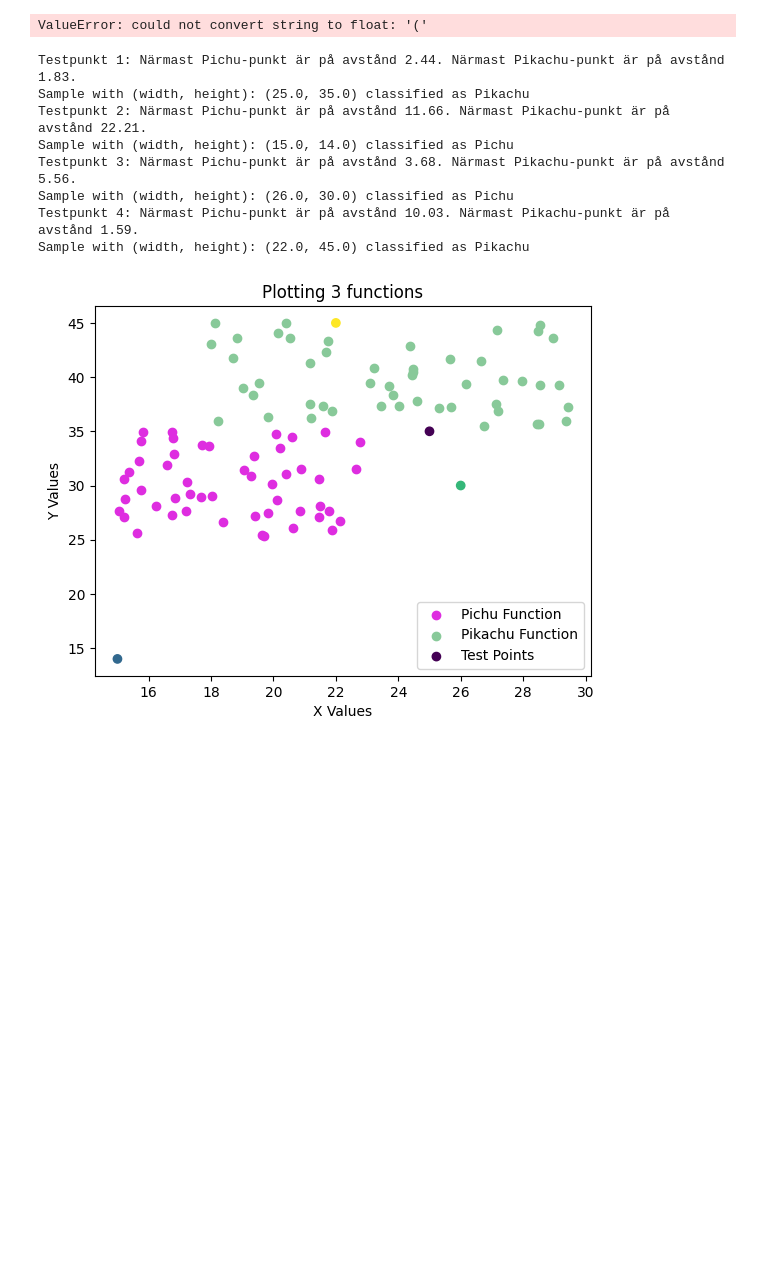
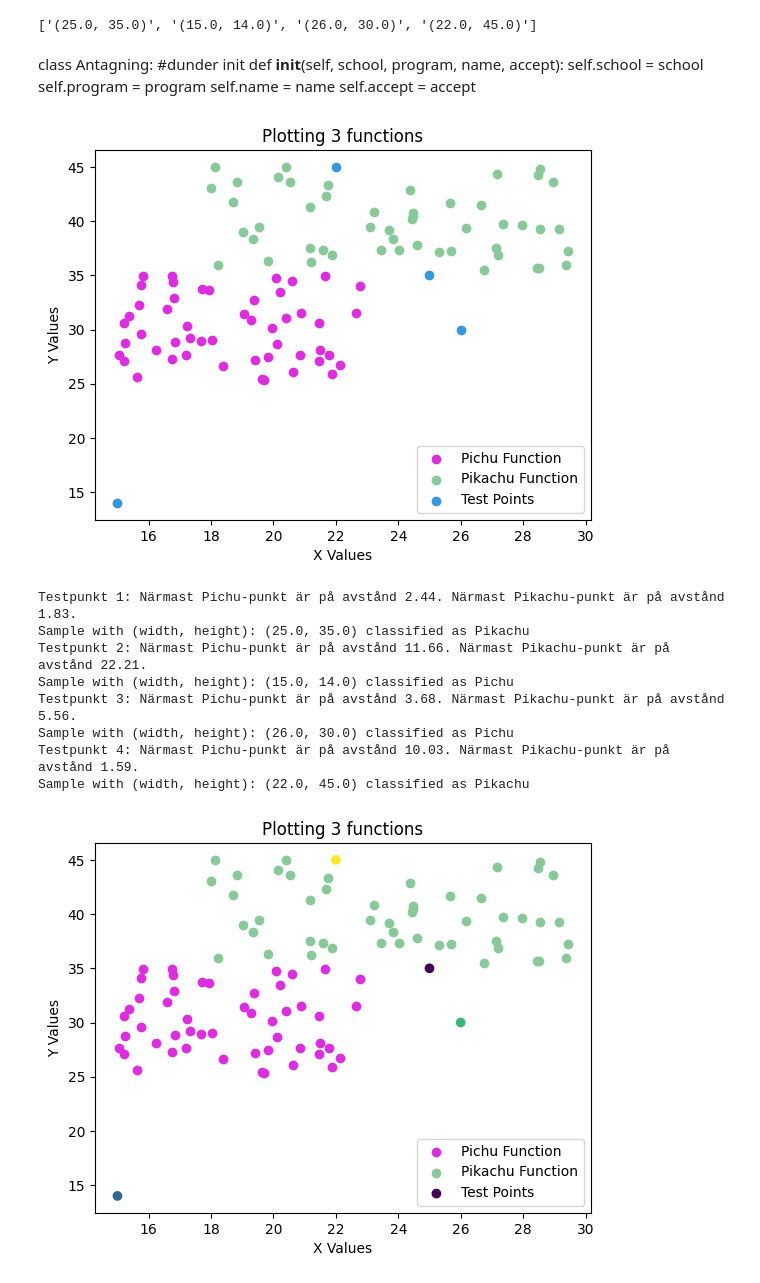
Before and after one commit to SandraAnder/Python-Sandra-Andersson-OPA23, a Jupyter notebook: labb/Labb_2.ipynb, the cells around one changed output. Cells and saved outputs as stored; diff of their text form; code cells hidden in the pictures; blank space fills up the shorter version.

```diff
--- a/labb/Labb_2.ipynb
+++ b/labb/Labb_2.ipynb
@@ -24,22 +24,37 @@ with open(pikachu_path, "r") as pikachu_file:
         rounded_pikachu.append(["{:.2f}".format(float(nums[0]), 2), "{:.2f}".format(float(nums[1]), 2)])
         # Skriv ut de avrundade heltalen
         print(rounded_pikachu)'''
-'''
-TP_output_path = "../data/TP_cleanedup.txt"
+
+TP_output_path = "../data/TP_cleanedup1.txt"
 rounded_TP = []
 with open(test_points_path, "r") as TP_file, open(TP_output_path, 'w') as TP_output_file:
     for line in TP_file:
-        # Dela raden vid kommatecken för att separera decimaltalen
-        cleaned_TP = line.replace(' 35', '35')
-        # Konvertera decimaltalen till flyttal och avrunda dem till närmaste heltal
-        rounded_TP.append([(float(cleaned_TP[0])), (float(cleaned_TP[1]))])
-        x, y = map(int, cleaned_TP.split('),'))
-        rounded_TP.append(f"({x}, {y})")
-        TP_output_file.write("\n".join(rounded_TP))
-        # Skriv ut de avrundade heltalen
-        print(rounded_TP)'''
+        # Ta bort alla mellanslag
+        cleaned_TP = line.replace(' ', '')
+        # Dela strängen i en lista av punkter
+        points_list = cleaned_TP.split('),(')
+        for point_str in points_list:
+            # Ta bort eventuella parenteser och splitta vid kommatecken
+            x, y = map(float, point_str.strip('()').split(','))
+
+        # Lägg till punkten i den avrundade listan
+            rounded_TP.append(f"({x}, {y})")
+
+        # Skriv varje sträng i rounded_TP till filen
+    TP_output_file.write("\n".join(rounded_TP))
+
+    # Skriv ut de avrundade punkterna
+    print(rounded_TP)
 # %% [output]
-ValueError: could not convert string to float: '('
+['(25.0, 35.0)', '(15.0, 14.0)', '(26.0, 30.0)', '(22.0, 45.0)']
+# %% [markdown]
+class Antagning:
+    #dunder init
+    def __init__(self, school, program, name, accept):
+        self.school = school
+        self.program = program
+        self.name = name
+        self.accept = accept
 # %%
 pichu_output_path = "../data/Pichu_dimensions_cleanedup.txt"
 pikachu_output_path = "../data/Pikachu_dimensions_cleanedup.txt"
@@ -65,7 +80,7 @@ with open(pikachu_output_path, "w") as pikachu_output_file:
 #        TP_format = line.replace(', ', ',').split("(),")
 #        TP_output_file.write(TP_format)
 # %%
-'''
+
 import matplotlib.pyplot as plt
 
 # Funktion för att läsa in x och y från fil
@@ -80,34 +95,36 @@ def read_data(pichu_clean):
 
             line = line.strip('()\n ')
             # Kontrollera om raden innehåller exakt två värden
             values = line.split(',')
             if len(values) == 2:
                 x, y = map(float, values)
 
            # x, y = map(float, line.split(','))
             x_values.append(x)
             y_values.append(y)
     return x_values, y_values
 
 # Läser in data för Pichu och Pikachu filerna
 pichu_x, pichu_y = read_data("../data/pichu_dimensions_cleanedup.txt")
 pikachu_x, pikachu_y = read_data("../data/pikachu_dimensions_cleanedup.txt")
 TP_format_x, TP_format_y = read_data("../data/TP_cleanedup.txt")
 
 # Plottar funktionerna
 plt.scatter(pichu_x, pichu_y, label="Pichu Function", color= '#de2de0')
 plt.scatter(pikachu_x, pikachu_y, label="Pikachu Function", color= '#88c999')
 plt.scatter(TP_format_x, TP_format_y, label="Test Points", color='#3498db')
 
 # Sätter titel och etiketter för respektive axel
 plt.title("Plotting 3 functions")
 plt.xlabel("X Values")
 plt.ylabel("Y Values")
 
 plt.legend(["Pichu Function", "Pikachu Function", "Test Points"])
 
 # Visar grafen
-plt.show()'''
+plt.show()
+# %% [output]
+[figure, added]
 # %%
 import matplotlib.pyplot as plt
 import numpy as np
```
Also changed, not shown: parts of 2 cells of this notebook, 4 other files.
